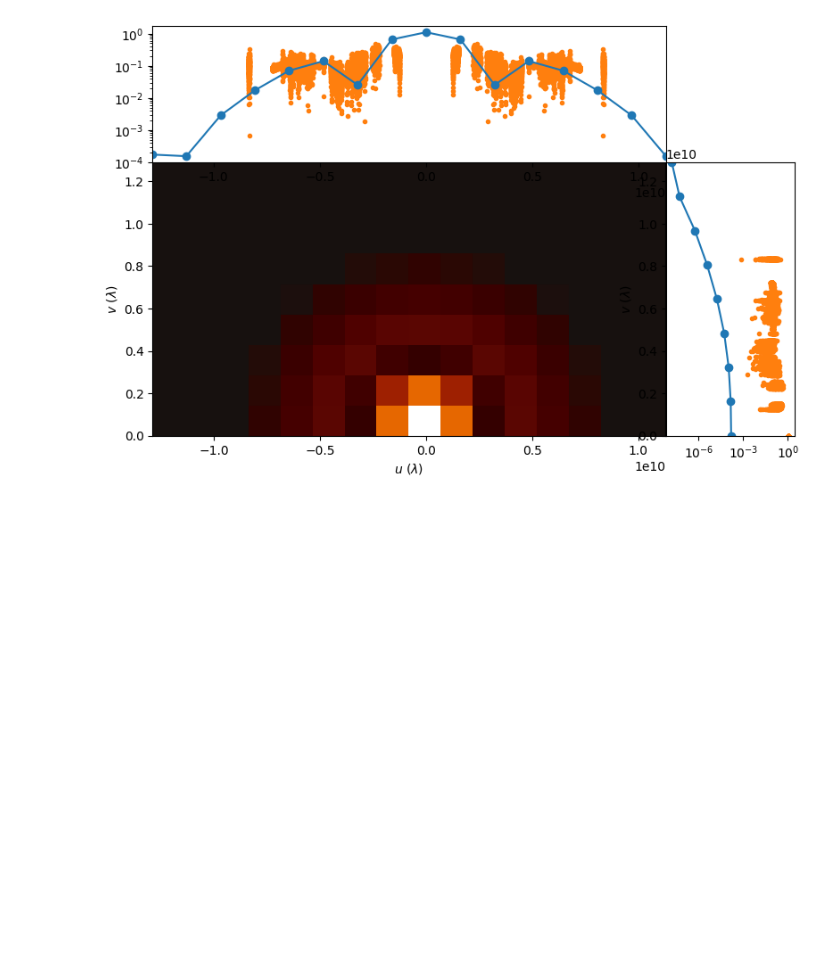
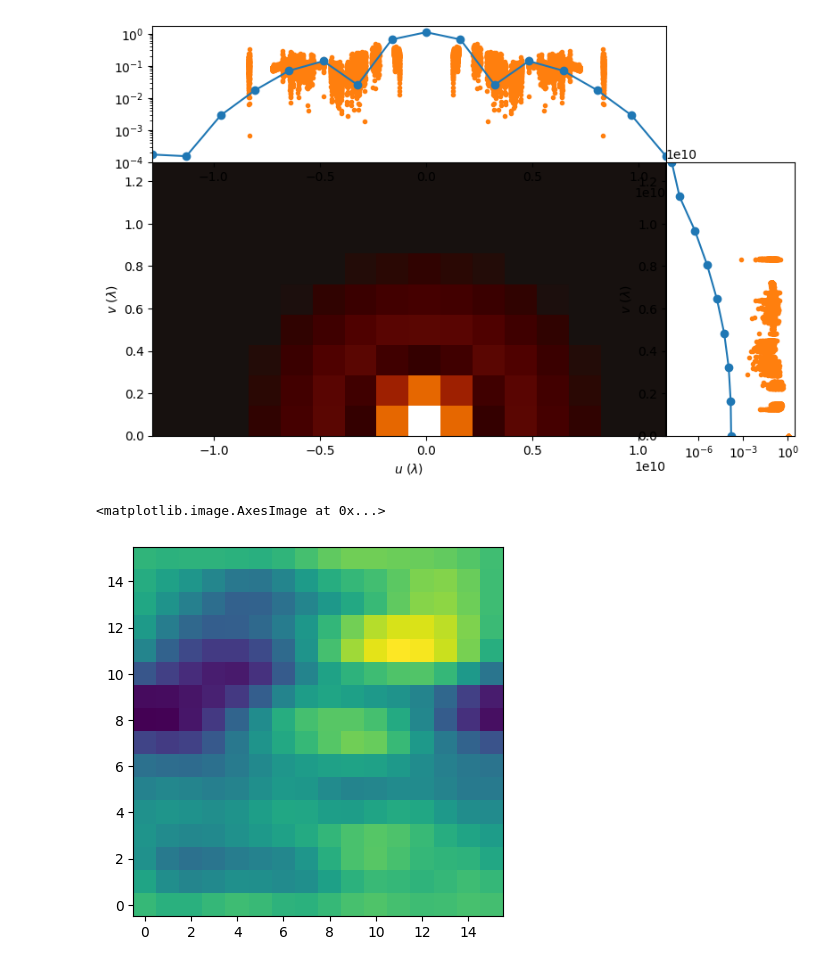
Before and after one commit to rndsrc/img, a Jupyter notebook: img.ipynb, the cells around one changed output. Cells and saved outputs as stored; diff of their text form; code cells hidden in the pictures; blank space fills up the shorter version.

```diff
--- a/img.ipynb
+++ b/img.ipynb
@@ -277,3 +269,24 @@ ax_right.set_ylabel(r'$v$ ($\lambda$)')
 # %% [output]
 Text(0, 0.5, '$v$ ($\\lambda$)')
 [figure]
+# %%
+import numpy
+
+U, V   = np.meshgrid(vis.u, vis.v)
+Vis    = numpy.zeros(U.shape, dtype='complex')
+Weight = numpy.zeros(U.shape)
+
+for i, row in df.iterrows():
+    du = row.u - U
+    dv = row.v - V
+    d  = np.sqrt(du*du + dv*dv)
+    ij = np.unravel_index(d.argmin(), d.shape)
+    Vis[*ij]    += row.V
+    Weight[*ij] += row.w
+
+Vis[Weight > 0] /= Weight[Weight > 0]
+# %%
+plt.imshow(ifft(Vis), origin='lower')
+# %% [output]
+<matplotlib.image.AxesImage at 0x...>
+[figure, added]
```
Also changed, not shown: parts of 7 cells of this notebook.
